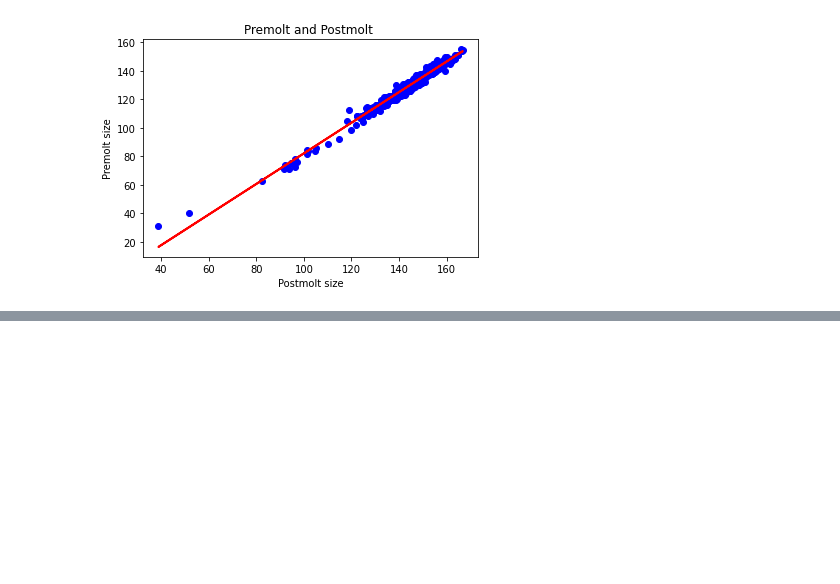
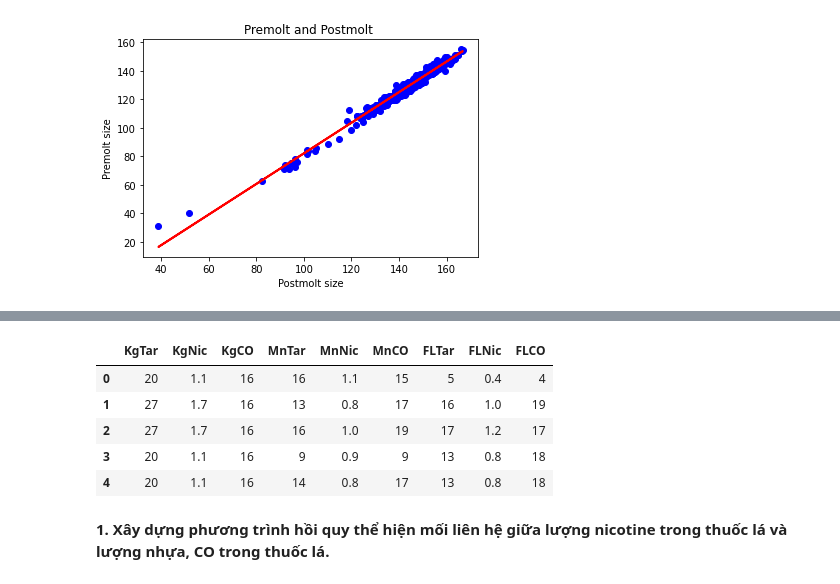
Before and after one commit to NgaanLee/DataAnalystDeepLearning, a Jupyter notebook: Homeworks_lab06.ipynb, the cells around one changed output, grey strips where cells are left out. Drawn from its saved outputs; the diff is of its cells as text; code cells hidden in the pictures; blank space fills up the shorter version.

```diff
--- a/Homeworks_lab06.ipynb
+++ b/Homeworks_lab06.ipynb
@@ -94,0 +114,14 @@ plt.show()
+# %%
+# load dữ liệu
+data = pd.read_csv('https://raw.githubusercontent.com/huynhhoc/DataAnalystDeepLearning/main/Data/04_CIGARET.csv')
+# %%
+data.head()
+# %% [output]
+|  | KgTar | KgNic | KgCO | MnTar | MnNic | MnCO | FLTar | FLNic | FLCO |
+| 0 | 20 | 1.1 | 16 | 16 | 1.1 | 15 | 5 | 0.4 | 4 |
+| 1 | 27 | 1.7 | 16 | 13 | 0.8 | 17 | 16 | 1.0 | 19 |
+| 2 | 27 | 1.7 | 16 | 16 | 1.0 | 19 | 17 | 1.2 | 17 |
+| 3 | 20 | 1.1 | 16 | 9 | 0.9 | 9 | 13 | 0.8 | 18 |
+| 4 | 20 | 1.1 | 16 | 14 | 0.8 | 17 | 13 | 0.8 | 18 |
+# %% [markdown]
+**1. Xây dựng phương trình hồi quy thể hiện mối liên hệ giữa lượng nicotine trong thuốc lá và lượng nhựa, CO trong thuốc lá.**
```
Also changed, not shown: parts of 6 cells of this notebook.
